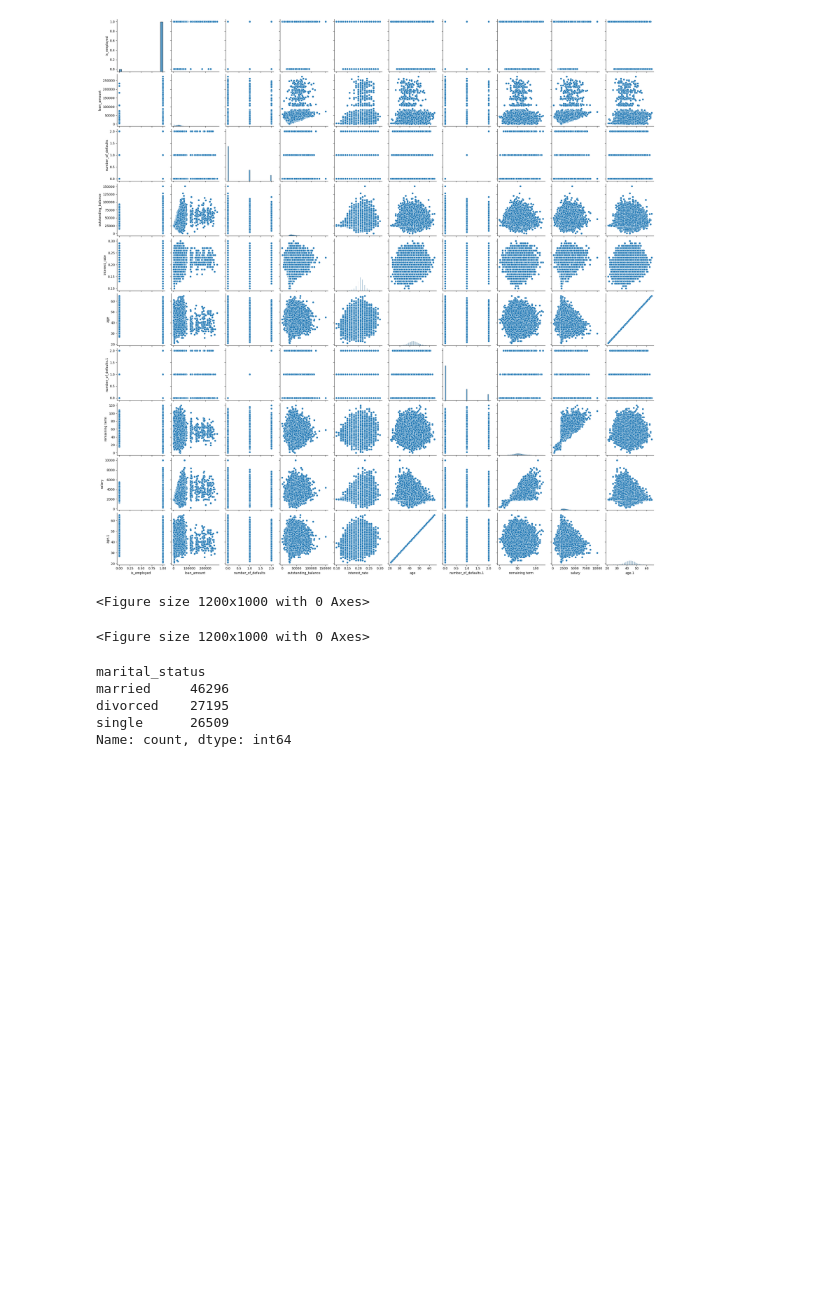
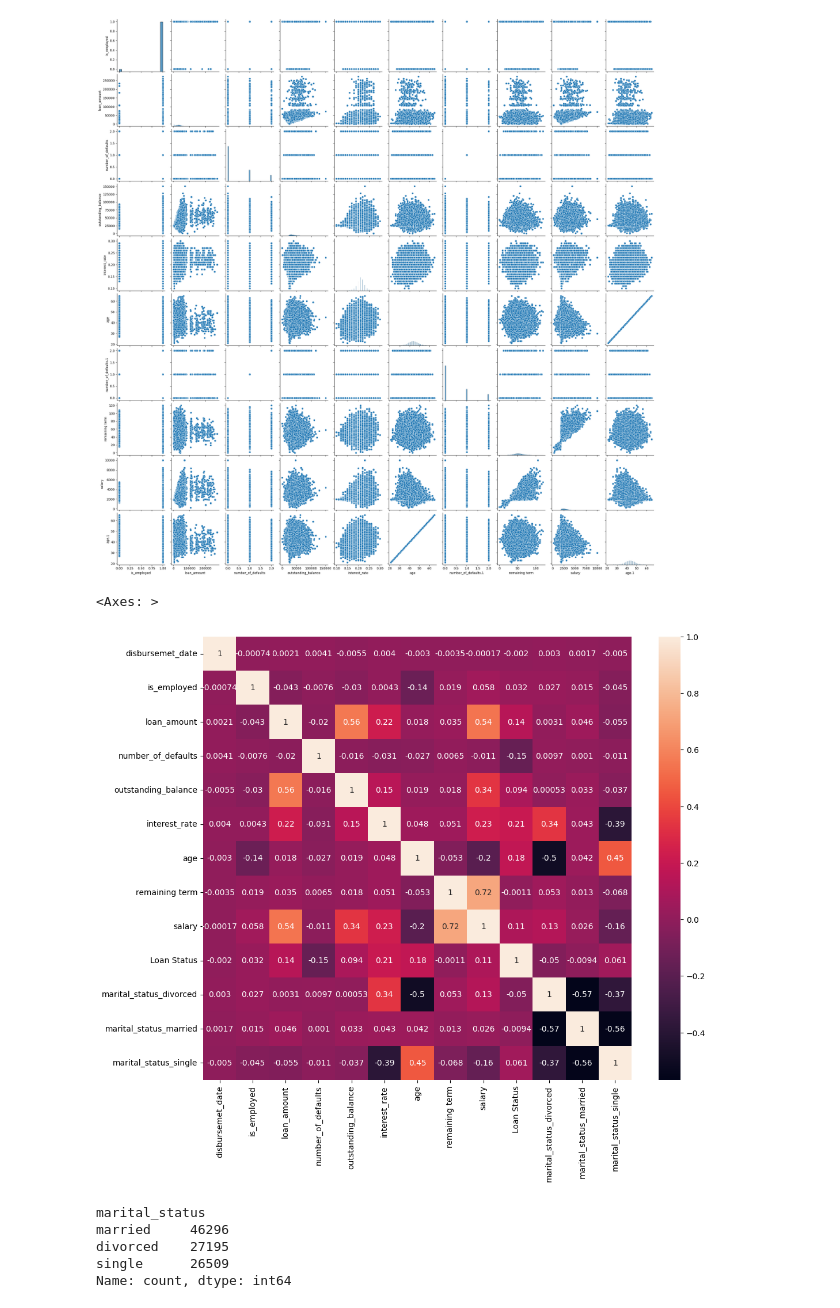
Before and after one commit to Augah2001/Data-Science-Competion-Question-and-Data, a Jupyter notebook: credit_risk.ipynb, the cells around one changed output. Drawn from its saved outputs; the diff is of its cells as text; code cells hidden in the pictures; blank space fills up the shorter version.

```diff
--- a/credit_risk.ipynb
+++ b/credit_risk.ipynb
@@ -554,21 +554,21 @@ sns.pairplot(df)
 # %%
 #multivariate relationships
 from sklearn.preprocessing import LabelEncoder
 # le = LabelEncoder()
 # le.fit(['Did not default', 'Defaulted'])
 # df['Loan Status'] = le.transform(df['Loan Status'])
 
 # marital = df.marital_status.map({'single': 0, 'married':1, 'divorced': 2})
 plt.figure(figsize=(12,10))
-# df_encoded = pd.get_dummies(df, columns=['marital_status'])
-# df_encoded
+df_encoded = pd.get_dummies(df, columns=['marital_status'])
+df_encoded
 
-# corrData = df_encoded.loc[:, [col for col in df_encoded if df_encoded[col].dtype not in ['category', 'object']]]
+corrData = df_encoded.loc[:, [col for col in df_encoded if df_encoded[col].dtype not in ['category', 'object']]]
 
-# sns.heatmap(corrData.corr(), annot= True)
+sns.heatmap(corrData.corr(), annot= True)
 # %% [output]
-<Figure size 1200x1000 with 0 Axes>
+<Axes: >
-<Figure size 1200x1000 with 0 Axes>
+[figure, added]
 # %%
 # drop redundant features
 df.drop(['currency', 'country'], axis=1, inplace=True)
```
Also changed, not shown: parts of 5 cells of this notebook.
